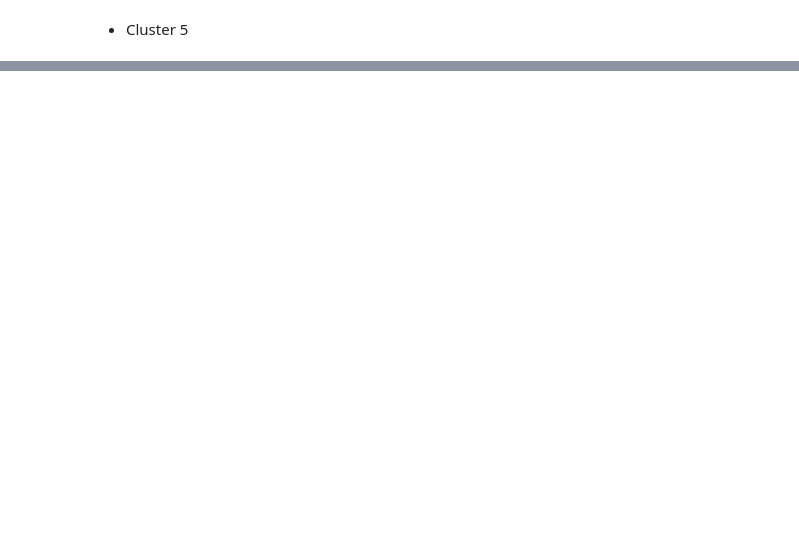
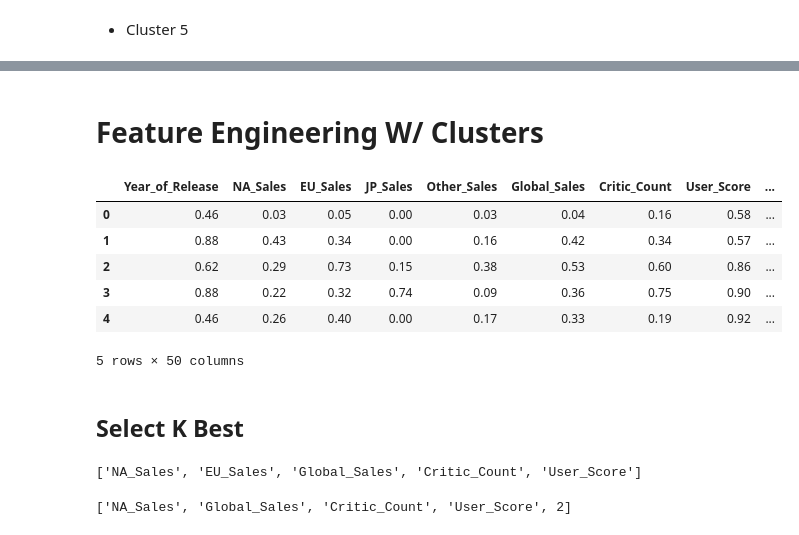
Before and after one commit to johngrinstead/video-game-project, a Jupyter notebook: explore_notebook.ipynb, the cells around one changed output, grey strips where cells are left out. Drawn from its saved outputs; the diff is of its cells as text; code cells hidden in the pictures; blank space fills up the shorter version.

```diff
--- a/explore_notebook.ipynb
+++ b/explore_notebook.ipynb
@@ -1296,0 +1375,38 @@ cluster4.shape
+# %% [markdown]
+# Feature Engineering W/ Clusters
+# %%
+ # make dummies out of the clusters
+dummy_df = pd.get_dummies(train_scaled['cluster'])
+train_scaled = pd.concat([train_scaled, dummy_df], axis=1)
+# %%
+train_scaled.head()
+# %% [output]
+|  | Year_of_Release | NA_Sales | EU_Sales | JP_Sales | Other_Sales | Global_Sales | Critic_Count | User_Score | ... |
+| 0 | 0.46 | 0.03 | 0.05 | 0.00 | 0.03 | 0.04 | 0.16 | 0.58 | ... |
+| 1 | 0.88 | 0.43 | 0.34 | 0.00 | 0.16 | 0.42 | 0.34 | 0.57 | ... |
+| 2 | 0.62 | 0.29 | 0.73 | 0.15 | 0.38 | 0.53 | 0.60 | 0.86 | ... |
+| 3 | 0.88 | 0.22 | 0.32 | 0.74 | 0.09 | 0.36 | 0.75 | 0.90 | ... |
+| 4 | 0.46 | 0.26 | 0.40 | 0.00 | 0.17 | 0.33 | 0.19 | 0.92 | ... |
+5 rows × 50 columns
+# %% [markdown]
+## Select K Best
+# %%
+f_feature
+# %% [output]
+['NA_Sales', 'EU_Sales', 'Global_Sales', 'Critic_Count', 'User_Score']
+# %%
+# parameters: f_regression stats test, give me 8 features
+f_selector = SelectKBest(f_regression, k=5)
+
+# find the top 8 X's correlated with y
+f_selector.fit(train_scaled, y_train)
+
+# boolean mask of whether the column was selected or not.
+feature_mask = f_selector.get_support()
+
+# get list of top K features.
+f_feature = train_scaled.iloc[:,feature_mask].columns.tolist()
+
+f_feature
+# %% [output]
+['NA_Sales', 'Global_Sales', 'Critic_Count', 'User_Score', 2]
```
Also changed, not shown: parts of 43 cells of this notebook, 2 other files.
